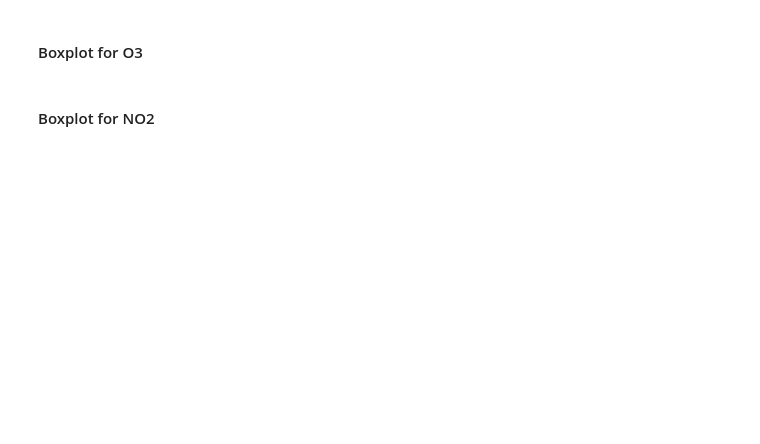
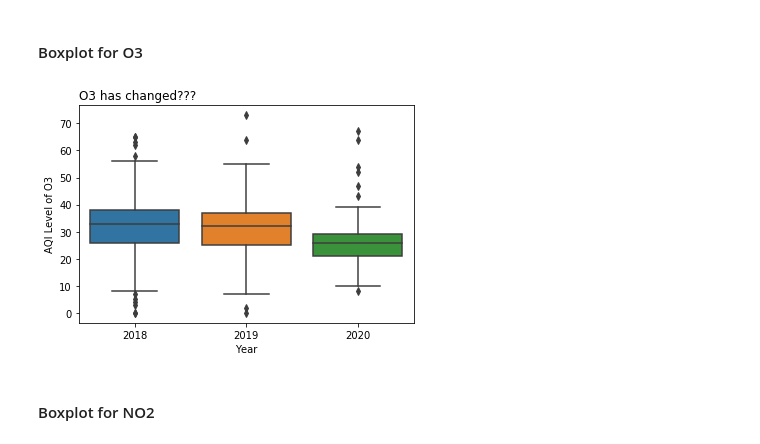
Before and after one commit to SandraVillamar/COVID-19-Lockdown-Affects-Air-Quality-in-LA, a Jupyter notebook: FinalProject_group22.ipynb, the cells around one changed output. Cells and saved outputs as stored; diff of their text form; code cells hidden in the pictures; blank space fills up the shorter version.

```diff
--- a/FinalProject_group22.ipynb
+++ b/FinalProject_group22.ipynb
@@ -371,4 +387,12 @@ data2.head()
 # %% [markdown]
 #### Boxplot for O3
+# %%
+#generate boxplots
+ax = sns.boxplot(x='year', y='o3', data=dfaqi, palette=palette)
+ax.set_title('O3 has changed???', loc='left')
+ax.set_ylabel('AQI Level of O3')
+ax.set_xlabel('Year');
+# %% [output]
+[figure, added]
 # %% [markdown]
 #### Boxplot for NO2
```
Also changed, not shown: parts of 5 cells of this notebook.
